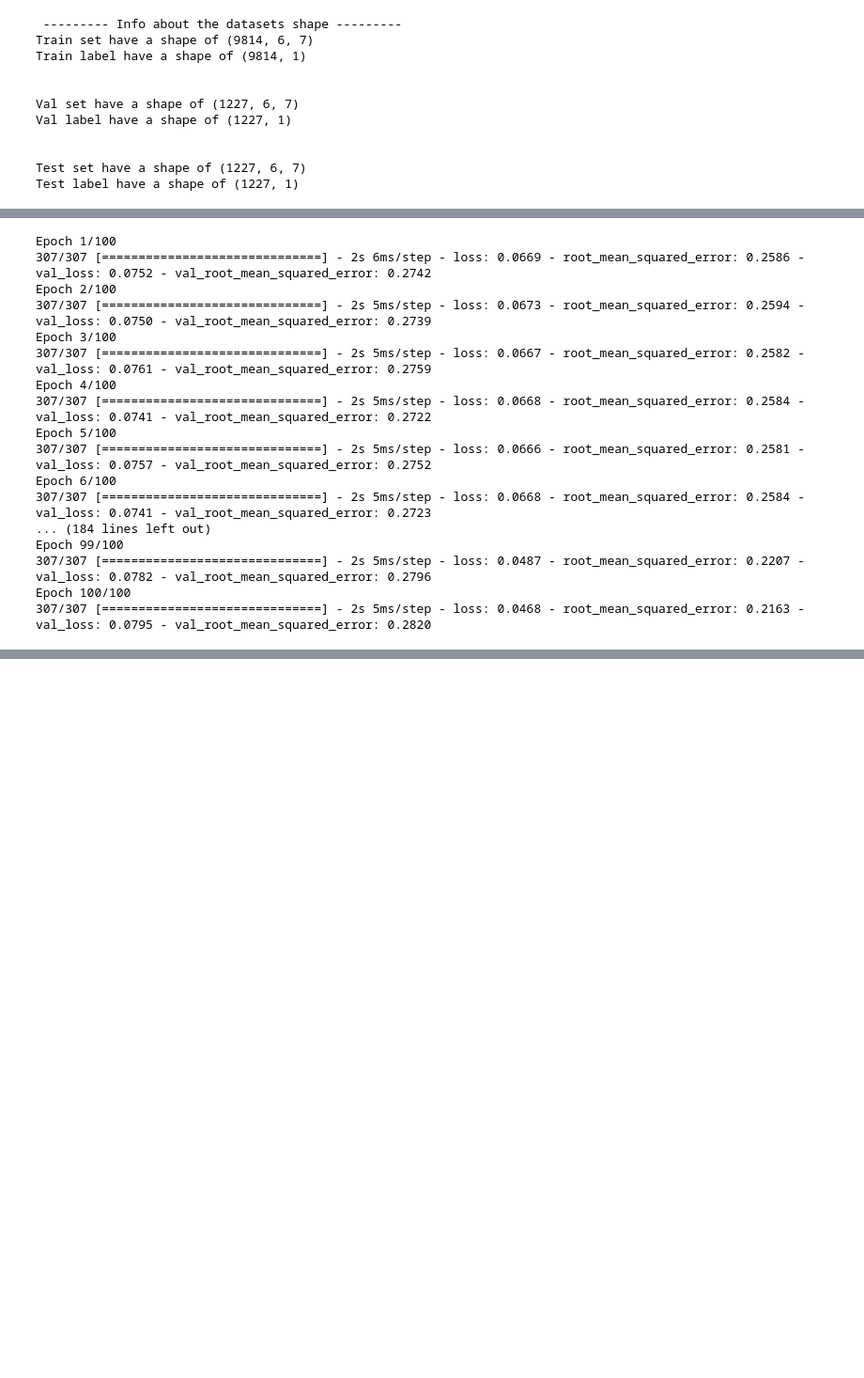
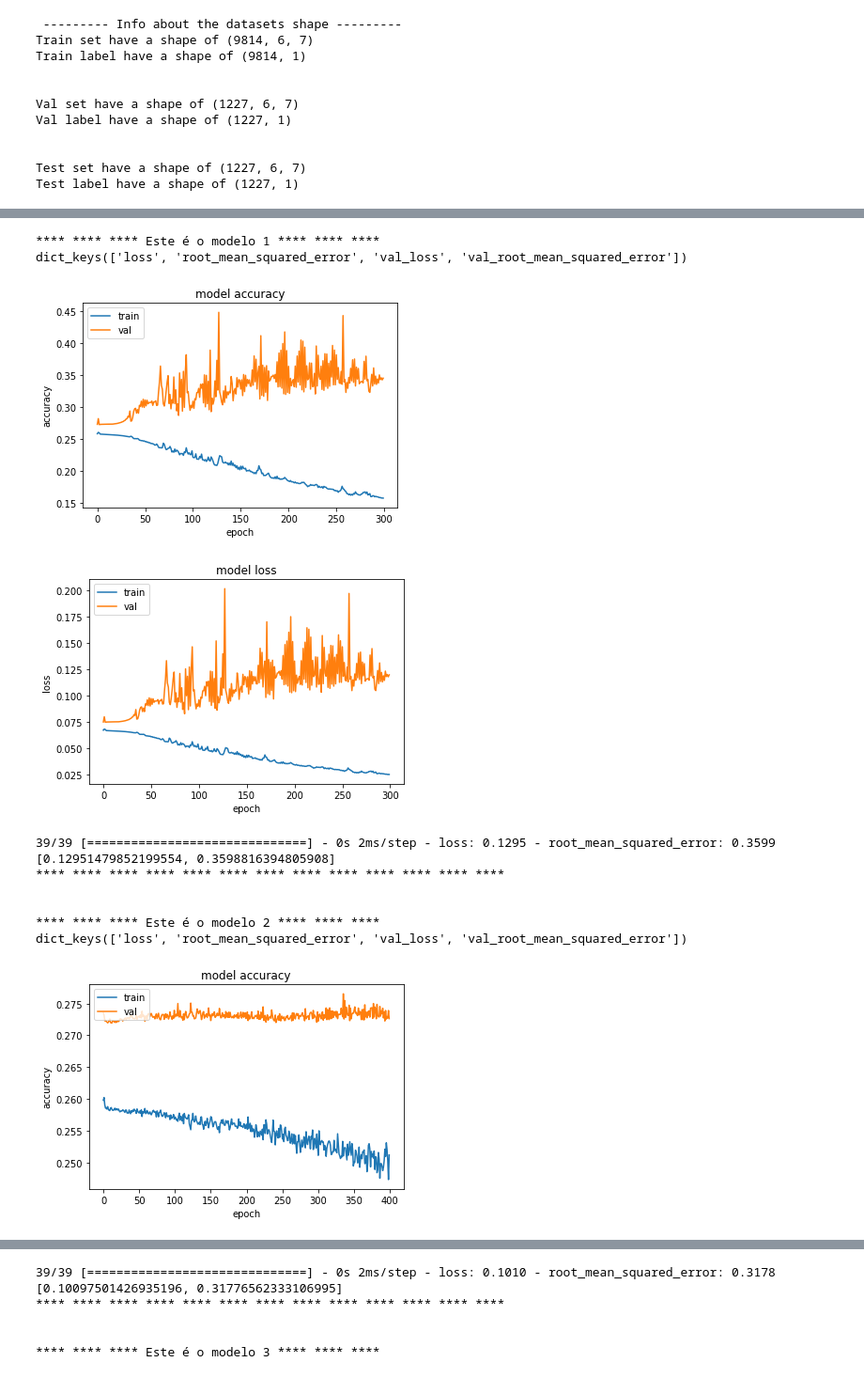
Before and after one commit to GuilhermeViveiros/Stock-Prices, a Jupyter notebook: Predicting_Stock_Prices.ipynb, the cells around one changed output, grey strips where cells are left out. Shown at 94% size. Cells and saved outputs as stored; diff of their text form; code cells hidden in the pictures; blank space fills up the shorter version.

Commit message:
we need lstm

```diff
--- a/Predicting_Stock_Prices.ipynb
+++ b/Predicting_Stock_Prices.ipynb
@@ -1143,26 +1110,54 @@ def model_fit(model,X,Y,X_val,Y_val,epochs,batch_size):
               batch_size = batch_size,
               #callbacks = [PlotLossesKeras()],
               validation_data = (X_val,Y_val),
+              verbose=0,
               shuffle = False
             )
   return history,model
-# %%
-history,model = model_fit(model,x_train,y_train,x_val,y_val,100,32)
-# %% [output]
-Epoch 1/100
-307/307 [==============================] - 2s 6ms/step - loss: 0.0669 - root_mean_squared_error: 0.2586 - val_loss: 0.0752 - val_root_mean_squared_error: 0.2742
-Epoch 2/100
-307/307 [==============================] - 2s 5ms/step - loss: 0.0673 - root_mean_squared_error: 0.2594 - val_loss: 0.0750 - val_root_mean_squared_error: 0.2739
-Epoch 3/100
-307/307 [==============================] - 2s 5ms/step - loss: 0.0667 - root_mean_squared_error: 0.2582 - val_loss: 0.0761 - val_root_mean_squared_error: 0.2759
-Epoch 4/100
-307/307 [==============================] - 2s 5ms/step - loss: 0.0668 - root_mean_squared_error: 0.2584 - val_loss: 0.0741 - val_root_mean_squared_error: 0.2722
-Epoch 5/100
-307/307 [==============================] - 2s 5ms/step - loss: 0.0666 - root_mean_squared_error: 0.2581 - val_loss: 0.0757 - val_root_mean_squared_error: 0.2752
-Epoch 6/100
-307/307 [==============================] - 2s 5ms/step - loss: 0.0668 - root_mean_squared_error: 0.2584 - val_loss: 0.0741 - val_root_mean_squared_error: 0.2723
-... (184 lines left out)
-Epoch 99/100
-307/307 [==============================] - 2s 5ms/step - loss: 0.0487 - root_mean_squared_error: 0.2207 - val_loss: 0.0782 - val_root_mean_squared_error: 0.2796
-Epoch 100/100
-307/307 [==============================] - 2s 5ms/step - loss: 0.0468 - root_mean_squared_error: 0.2163 - val_loss: 0.0795 - val_root_mean_squared_error: 0.2820
+# %%
+#units_LSTM,units_Dense,epochs,batch_size
+params = [ (( [32] , [16]) , ( 300, 64 ), (0) ) ,
+           (( [32,32], [16]) , (400, 64), (0.2) ),
+           (( [128], [64,32,16]) , (500, 128) , (0.3) ),
+           (( [256,256], [128,64]) , (700, 256) , (0.3) ),
+           (( [256,128], [128,64]) , (700, 128), (0.5) ),
+           (( [516,256], [128]) , (1000, 64) , (0.5) )
+           ]
+# %%
+tmp = 1
+for i in params:
+
+  units_LSTM = i[0][0]
+  units_Dense = i[0][1]
+
+  epochs = i[1][0]
+  batch_size = i[1][1]
+
+  dropout = i[2]
+
+  print("\n\n**** **** **** Este é o modelo " + str(tmp) + " **** **** ****" )
+
+  model = build_model(time_shift,units_LSTM,units_Dense,dropout)
+
+  history,model = model_fit(model,x_train,y_train,x_val,y_val,epochs,batch_size)
+
+  show_history(history)
+
+  print(model.evaluate(x_test,y_test))
+
+  tmp+=1
+
+  print("**** **** **** **** **** **** **** **** **** **** **** **** ****")
+# %% [output]
+**** **** **** Este é o modelo 1 **** **** ****
+dict_keys(['loss', 'root_mean_squared_error', 'val_loss', 'val_root_mean_squared_error'])
+[figure, added]
+[figure, added]
+39/39 [==============================] - 0s 2ms/step - loss: 0.1295 - root_mean_squared_error: 0.3599
+[0.12951479852199554, 0.3598816394805908]
+**** **** **** **** **** **** **** **** **** **** **** **** ****
+
+
+**** **** **** Este é o modelo 2 **** **** ****
+dict_keys(['loss', 'root_mean_squared_error', 'val_loss', 'val_root_mean_squared_error'])
+[figure, added]
@@ -1169,2 +1165,8 @@ Epoch 100/100
+39/39 [==============================] - 0s 2ms/step - loss: 0.1010 - root_mean_squared_error: 0.3178
+[0.10097501426935196, 0.31776562333106995]
+**** **** **** **** **** **** **** **** **** **** **** **** ****
+
+
+**** **** **** Este é o modelo 3 **** **** ****
 # %%
 show_history(history)
```
Also changed, not shown: parts of 22 cells of this notebook.
